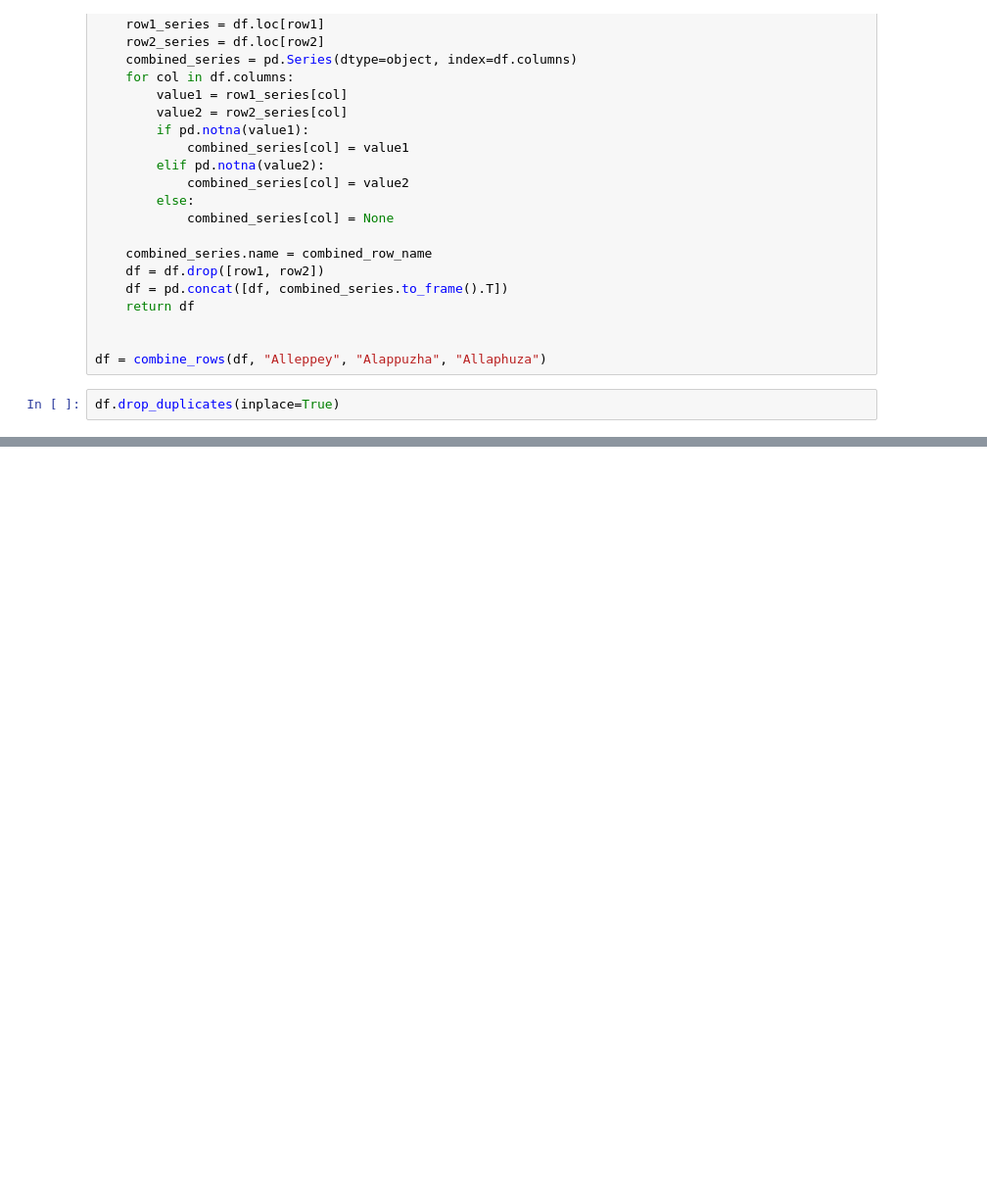
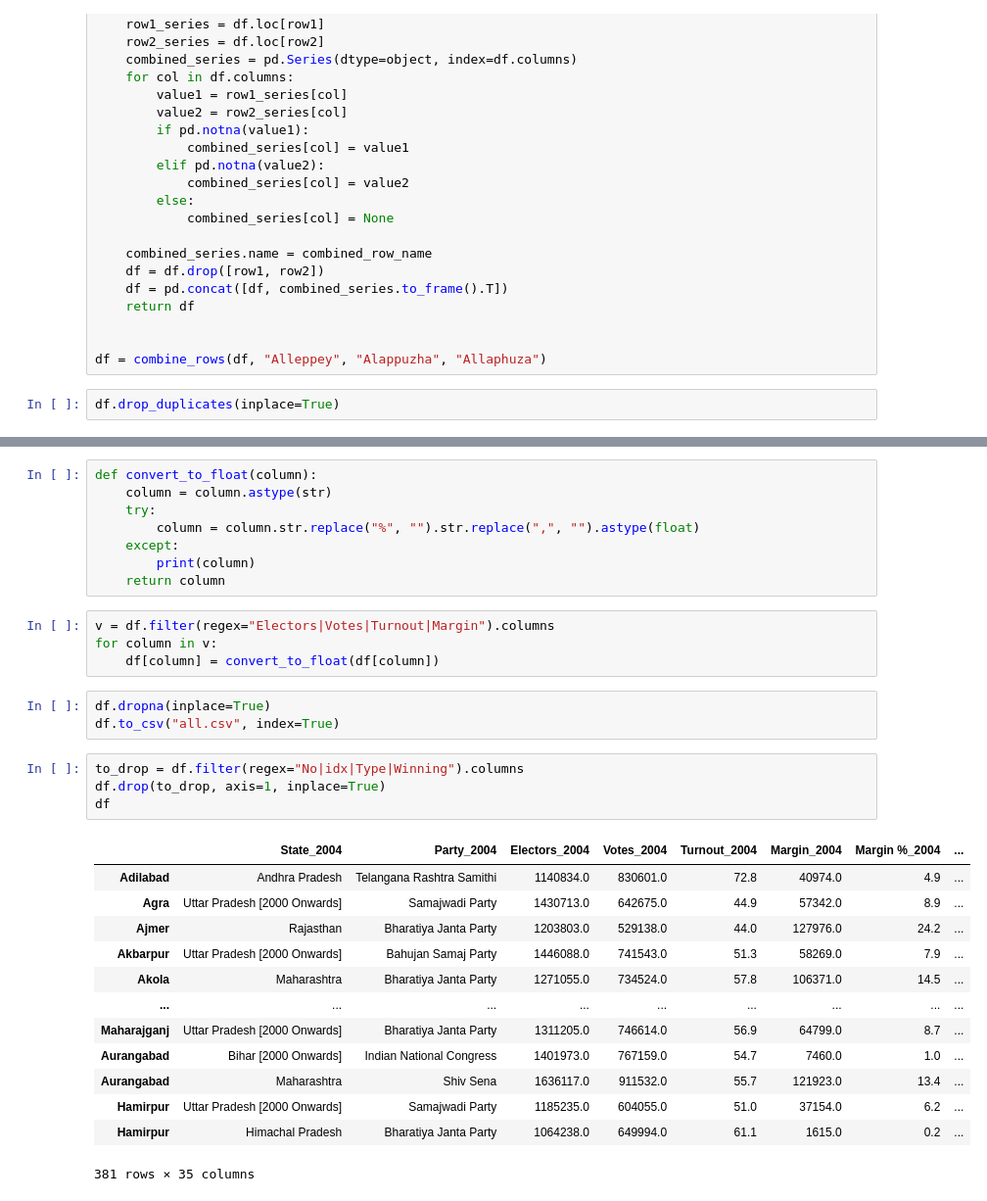
Before and after one commit to rasgulla-warriors/ada-hai-toh-mumkin-hai, a Jupyter notebook: wego.ipynb, the cells around one changed output, grey strips where cells are left out. Shown at 98% size. Saved outputs shown, nothing was run; the diff lists cells and outputs as text; blank space fills up the shorter version.

```diff
--- a/wego.ipynb
+++ b/wego.ipynb
@@ -269,0 +273,33 @@ rows_with_nulls
+# %%
+def convert_to_float(column):
+    column = column.astype(str)
+    try:
+        column = column.str.replace("%", "").str.replace(",", "").astype(float)
+    except:
+        print(column)
+    return column
+# %%
+v = df.filter(regex="Electors|Votes|Turnout|Margin").columns
+for column in v:
+    df[column] = convert_to_float(df[column])
+# %%
+df.dropna(inplace=True)
+df.to_csv("all.csv", index=True)
+# %%
+to_drop = df.filter(regex="No|idx|Type|Winning").columns
+df.drop(to_drop, axis=1, inplace=True)
+df
+# %% [output]
+|  | State_2004 | Party_2004 | Electors_2004 | Votes_2004 | Turnout_2004 | Margin_2004 | Margin %_2004 | ... |
+| Adilabad | Andhra Pradesh | Telangana Rashtra Samithi | 1140834.0 | 830601.0 | 72.8 | 40974.0 | 4.9 | ... |
+| Agra | Uttar Pradesh [2000 Onwards] | Samajwadi Party | 1430713.0 | 642675.0 | 44.9 | 57342.0 | 8.9 | ... |
+| Ajmer | Rajasthan | Bharatiya Janta Party | 1203803.0 | 529138.0 | 44.0 | 127976.0 | 24.2 | ... |
+| Akbarpur | Uttar Pradesh [2000 Onwards] | Bahujan Samaj Party | 1446088.0 | 741543.0 | 51.3 | 58269.0 | 7.9 | ... |
+| Akola | Maharashtra | Bharatiya Janta Party | 1271055.0 | 734524.0 | 57.8 | 106371.0 | 14.5 | ... |
+| ... | ... | ... | ... | ... | ... | ... | ... | ... |
+| Maharajganj | Uttar Pradesh [2000 Onwards] | Bharatiya Janta Party | 1311205.0 | 746614.0 | 56.9 | 64799.0 | 8.7 | ... |
+| Aurangabad | Bihar [2000 Onwards] | Indian National Congress | 1401973.0 | 767159.0 | 54.7 | 7460.0 | 1.0 | ... |
+| Aurangabad | Maharashtra | Shiv Sena | 1636117.0 | 911532.0 | 55.7 | 121923.0 | 13.4 | ... |
+| Hamirpur | Uttar Pradesh [2000 Onwards] | Samajwadi Party | 1185235.0 | 604055.0 | 51.0 | 37154.0 | 6.2 | ... |
+| Hamirpur | Himachal Pradesh | Bharatiya Janta Party | 1064238.0 | 649994.0 | 61.1 | 1615.0 | 0.2 | ... |
+381 rows × 35 columns
```
Also changed, not shown: parts of 10 cells of this notebook, 2 other files.
